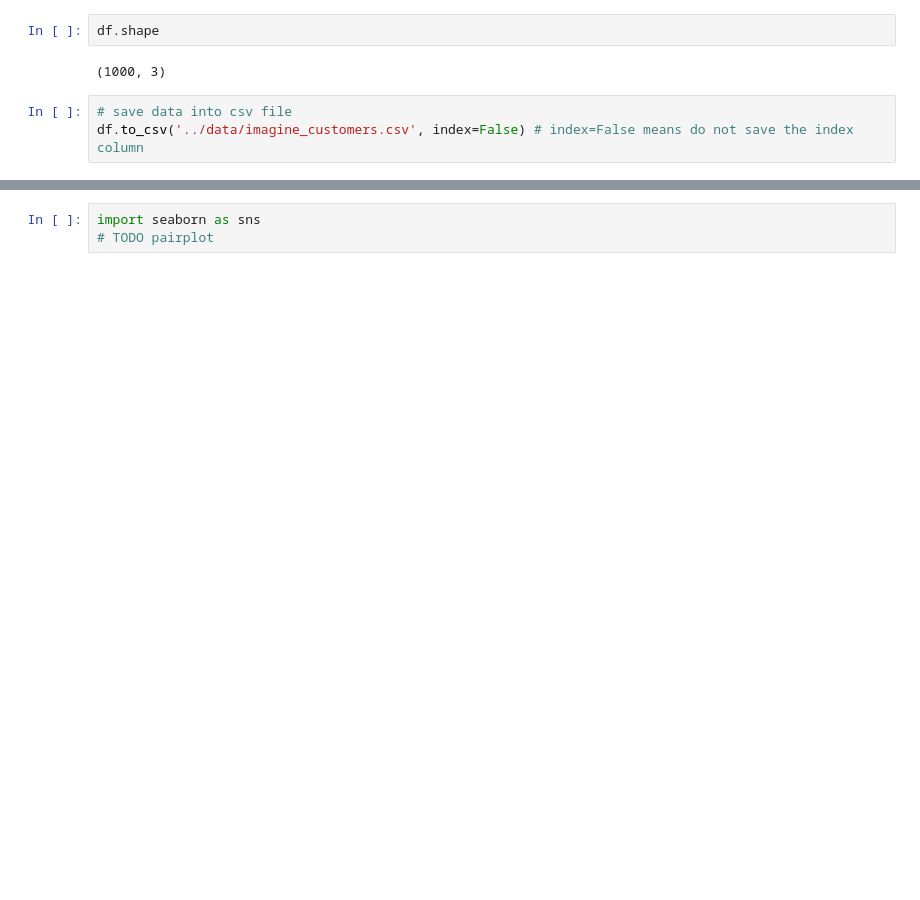
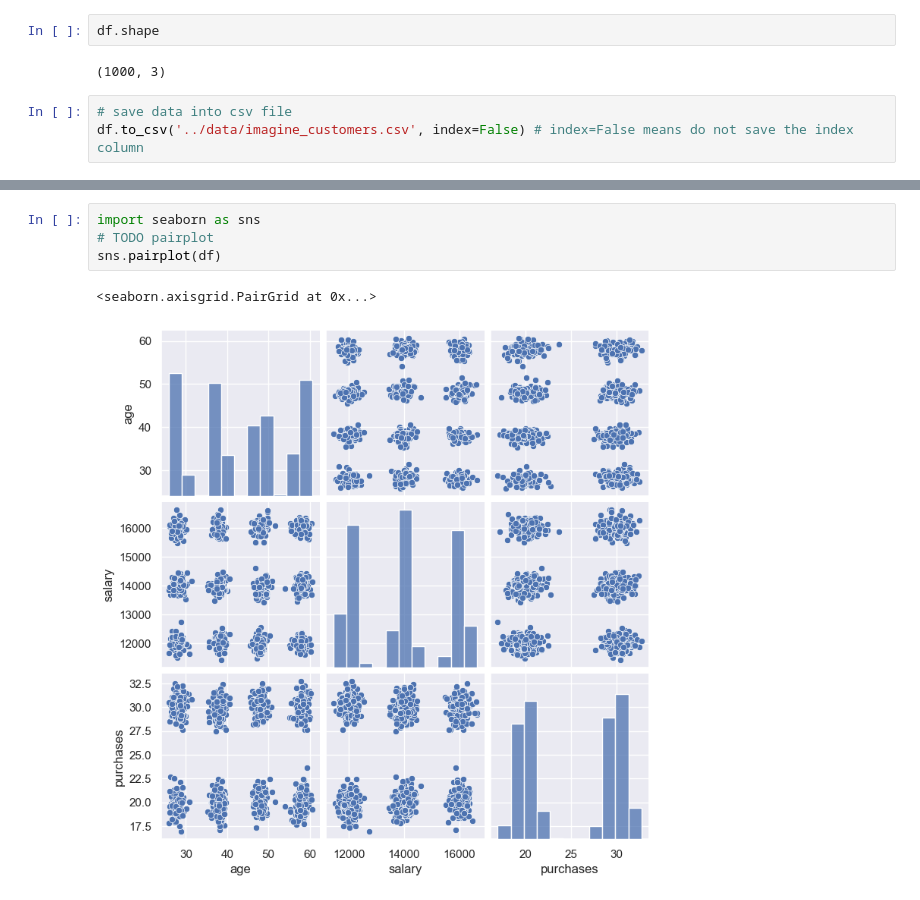
Before and after one commit to ValRCS/Python_SheGoesTech_22, a Jupyter notebook: Days_28_30_Machine_Learning/clustering_irises.ipynb, the cells around one changed output, grey strips where cells are left out. Saved outputs shown, nothing was run; the diff lists cells and outputs as text; blank space fills up the shorter version.

```diff
--- a/Days_28_30_Machine_Learning/clustering_irises.ipynb
+++ b/Days_28_30_Machine_Learning/clustering_irises.ipynb
@@ -473,3 +501,7 @@ array([[   37.76992651,  8657.49778138,    21.29564546],
 # %%
 import seaborn as sns
 # TODO pairplot
+sns.pairplot(df)
+# %% [output]
+<seaborn.axisgrid.PairGrid at 0x...>
+[figure, added]
```
Also changed, not shown: parts of 27 cells of this notebook, 1 other file.
